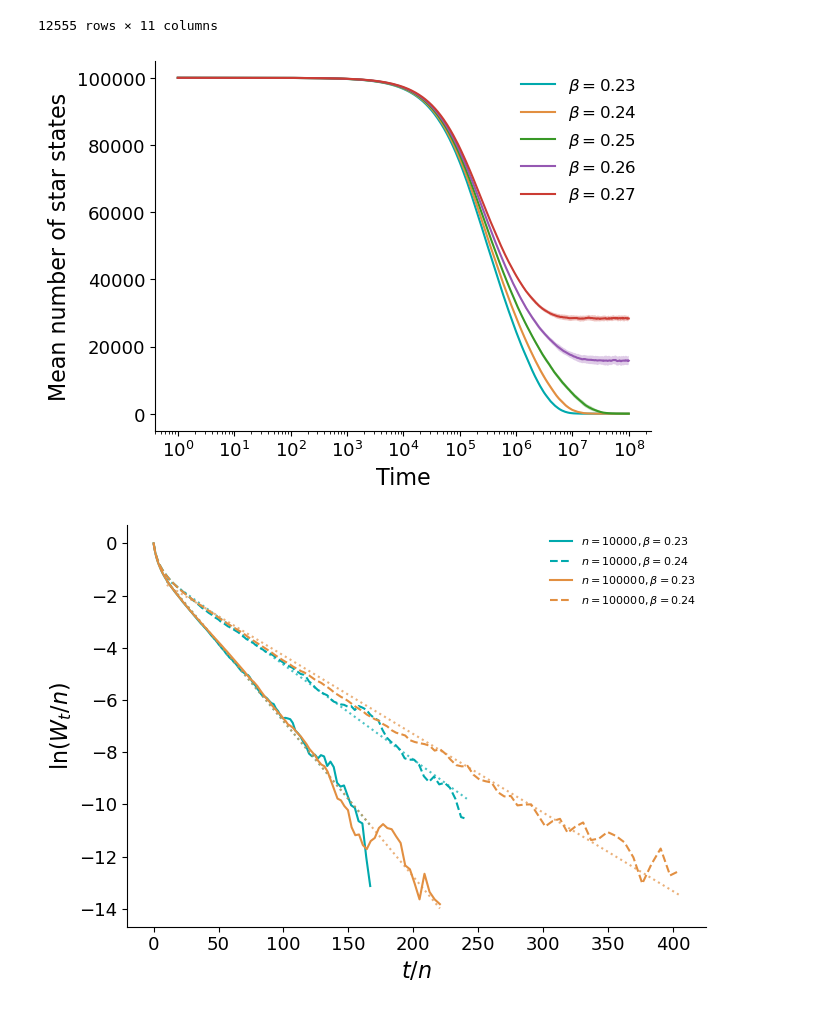
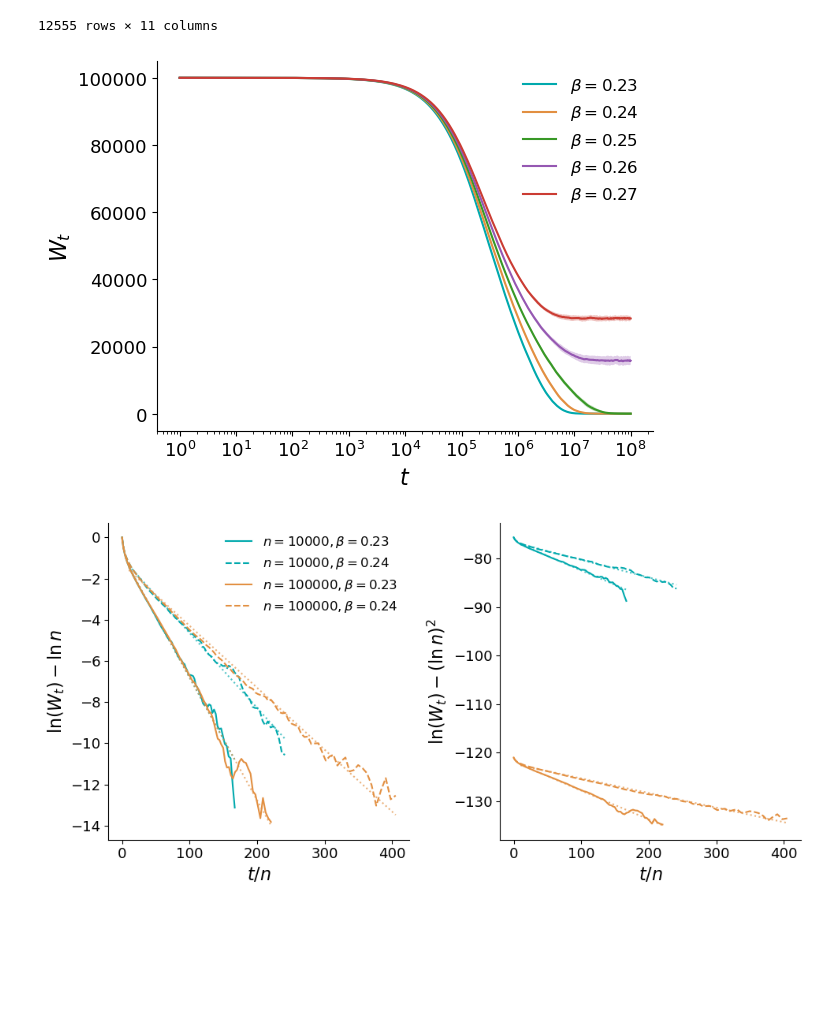
Before and after one commit to LouiseBudzynski/Bounding_Chain_Disordered_Ising_Models, a Jupyter notebook: notebooks/read_nb_star.ipynb, the cells around one changed output. Saved outputs shown, nothing was run; the diff lists cells and outputs as text; code cells hidden in the pictures; blank space fills up the shorter version.

Commit message:
runs and plots

```diff
--- a/notebooks/read_nb_star.ipynb
+++ b/notebooks/read_nb_star.ipynb
@@ -94,9 +94,9 @@ for beta in df['beta'].unique():
                      sub_df['mean_nb_star'] + sub_df['std_nb_star'],
                      alpha=0.3)
 plt.xscale('log')
-plt.xlabel('Time')
-plt.ylabel('Mean number of star states')
+plt.xlabel(rf'$t$')
+plt.ylabel(rf'$W_t$')
 plt.legend()
 plt.show()
 # %% [output]
-[figure, old version]
+[figure, new version]
@@ -105,40 +103,51 @@ fig.savefig(f'../results/{folder_data}/nb_star_evol_{graph_type}_{coup_type}_d{d
 # %%
-fig, ax = plt.subplots(figsize=(7, 5))
+fig, axes = plt.subplots(1, 2, figsize=(10, 5))
 
 if graph_type == 'ER' and coup_type == 'ising':
-    beta_list = [0.23,0.24]
+    beta_list = [0.23, 0.24]
 elif graph_type == 'ER' and coup_type == 'gauss':
     beta_list = [0.30, 0.32]
 else:
     beta_list = df['beta'].unique()
 
 N_list = [10000, 100000]
+t_over_min = 10
+t_over_max = 500
 prop_cycle = plt.rcParams['axes.prop_cycle'].by_key()['color']
 
 for i, N in enumerate(N_list):
     color = prop_cycle[i % len(prop_cycle)]
     for beta in beta_list:
         csv_path = f"../results/{folder_data}/nb_star_{graph_type}_{coup_type}_d{d}_N{N}.csv"
         df = pd.read_csv(csv_path)
         sub_df = df[(df['beta'] == beta) & (df['N'] == N)].sort_values('time')
         t_over_N = sub_df['time'].values / N
+        linestyle = '-' if beta == beta_list[0] else '--'
+
+        # --- test 1: n ln n scaling ---
         log_W_over_N = np.log(sub_df['mean_nb_star'].values / N)
-
-        linestyle = '-' if beta == beta_list[0] else '--'
-        ax.plot(t_over_N, log_W_over_N, color=color, linestyle=linestyle,
-                label=rf'$n={N}, \beta={beta:.2f}$')
-
-        mask = (t_over_N > 10) & np.isfinite(log_W_over_N)
+        axes[0].plot(t_over_N, log_W_over_N, color=color, linestyle=linestyle, label=rf'$n={N}, \beta={beta:.2f}$')
+        mask = (t_over_N > t_over_min) & (t_over_N < t_over_max) & np.isfinite(log_W_over_N)
         if mask.sum() > 2:
             slope, intercept, r, _, _ = linregress(t_over_N[mask], log_W_over_N[mask])
-            C = -slope
-            ax.plot(t_over_N[mask], intercept + slope * t_over_N[mask],
-                    ':', color=color, alpha=0.7)#, label=rf'$C={C:.3f}$')
+            axes[0].plot(t_over_N[mask], intercept + slope * t_over_N[mask], ':', color=color, alpha=0.7)
 
-ax.set_xlabel(r'$t/n$')
-ax.set_ylabel(r'$\ln(W_t/n)$')
-ax.legend(fontsize=8)
+        # --- test 2: n(ln n)^2 scaling ---
+        log_W_shifted = np.log(sub_df['mean_nb_star'].values) - np.log(N)**2
+        axes[1].plot(t_over_N, log_W_shifted, color=color, linestyle=linestyle, label=rf'$n={N}, \beta={beta:.2f}$')
+        mask2 = (t_over_N > t_over_min) & (t_over_N < t_over_max) & np.isfinite(log_W_shifted)
+        if mask2.sum() > 2:
+            slope2, intercept2, r2, _, _ = linregress(t_over_N[mask2], log_W_shifted[mask2])
+            axes[1].plot(t_over_N[mask2], intercept2 + slope2 * t_over_N[mask2], ':', color=color, alpha=0.7)
+
+axes[0].set_xlabel(r'$t/n$')
+axes[0].set_ylabel(r'$\ln(W_t) - \ln n$')
+axes[0].legend()
+
+axes[1].set_xlabel(r'$t/n$')
+axes[1].set_ylabel(r'$\ln(W_t) - (\ln n)^2$')
+
 plt.tight_layout()
 plt.show()
 # %% [output]
-[figure, old version]
+[figure, new version]
```
Also changed, not shown: parts of 5 cells of this notebook, 20 other files.
